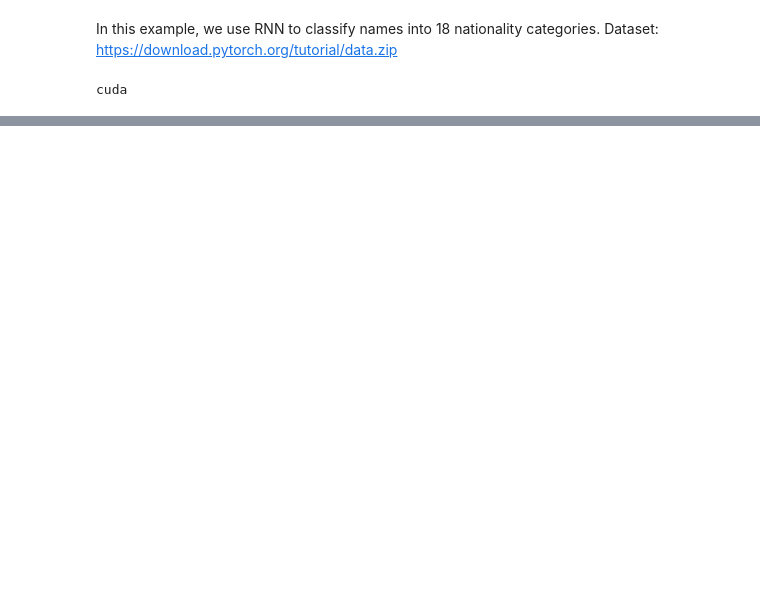
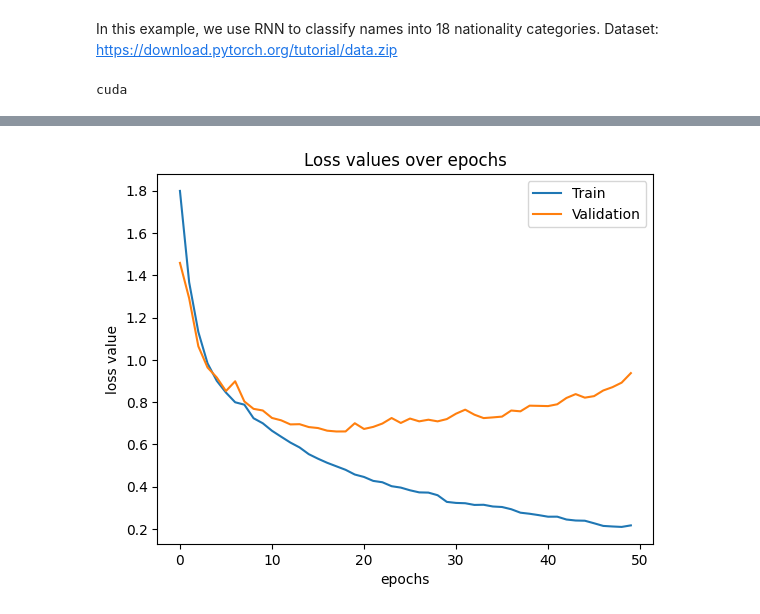
Before and after one commit to hmralavi/ML-Pytorch, a Jupyter notebook: 02-names-classification/02-names-classification.ipynb, the cells around one changed output, grey strips where cells are left out. Saved outputs shown, nothing was run; the diff lists cells and outputs as text; code cells hidden in the pictures; blank space fills up the shorter version.

```diff
--- a/02-names-classification/02-names-classification.ipynb
+++ b/02-names-classification/02-names-classification.ipynb
@@ -73,7 +73,7 @@ class NamesDataset(torch.utils.data.Dataset):
         all_letters = string.ascii_letters[:26]  + " "
         name = ""
         for row in tensor:
-            name += all_letters[row.argmax().item()]
+            name += all_letters[row.argmax(-1).item()]
         return name
 
 ds_train = NamesDataset(dataset_path="../datasets/names/", test=False)
@@ -102,0 +153,21 @@ rnn = RNNModel(27, 128, 18).to(device=device)
+# %%
+n_epochs = 50
+print("epoch\t\tbatch\t\ttraining loss\t\tval loss\t\tval accuracy")
+print("----------------------------------------------------------------------------------------------")
+train_loss = []
+val_loss = []
+for epoch in range(n_epochs):
+    train_loss.append(0)
+    val_loss.append(0)
+    ibatch = 0
+    all_batches = len(ds_train_loader)
+    for X, Y in ds_train_loader:
+        ibatch += 1
+        train_loss[-1] += train_one_batch(X, Y)
+        print(f"{epoch+1}\t\t{ibatch}/{all_batches}\t\t{train_loss[-1]/all_batches:.2f}", end="\r")
+    X, Y = next(iter(ds_test_loader))
+    val_loss[-1], val_accuracy = eval(X, Y)
+    train_loss[-1] /= all_batches
+    print(f"{epoch+1}\t\t{ibatch}/{all_batches}\t\t{train_loss[-1]:.2f}\t\t\t{val_loss[-1]:0.2f}\t\t\t{100*val_accuracy:0.2f}%")
+    if val_loss[-1] <= min(val_loss):
+        torch.save(rnn.state_dict(), "rnn_weights.pth")
@@ -103,2 +192,13 @@ rnn = RNNModel(27, 128, 18).to(device=device)
+# %%
+import matplotlib.pyplot as plt
+plt.plot(range(n_epochs), train_loss)
+plt.plot(range(n_epochs), val_loss)
+plt.title("Loss values over epochs")
+plt.xlabel("epochs")
+plt.ylabel("loss value")
+plt.legend(["Train", "Validation"])
+plt.show()
+# %% [output]
+[figure, added]
 # %%
 rnn.load_state_dict(torch.load("rnn_weights.pth"))
```
Also changed, not shown: parts of 12 cells of this notebook.
